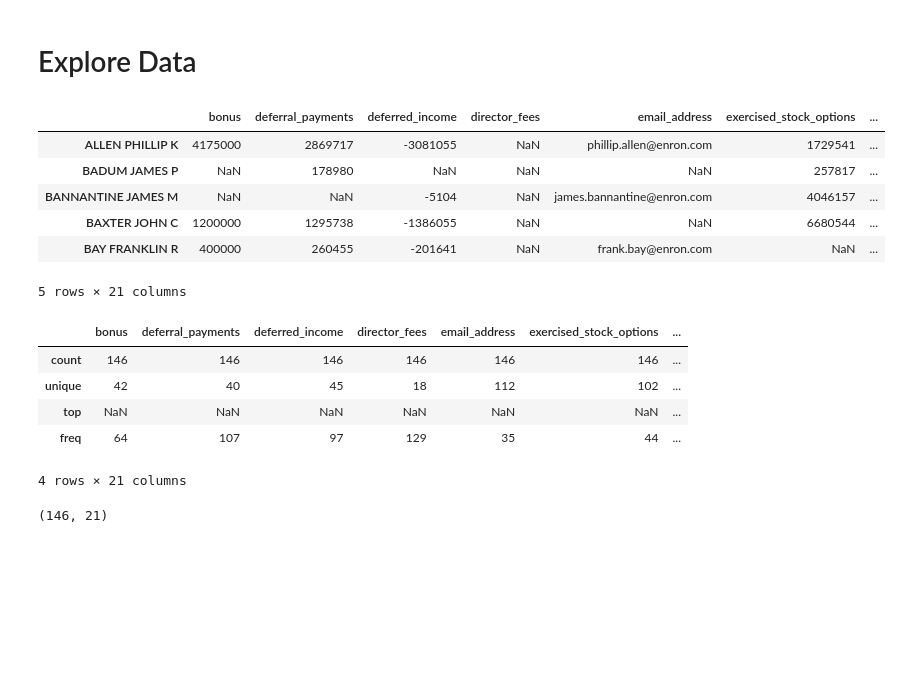
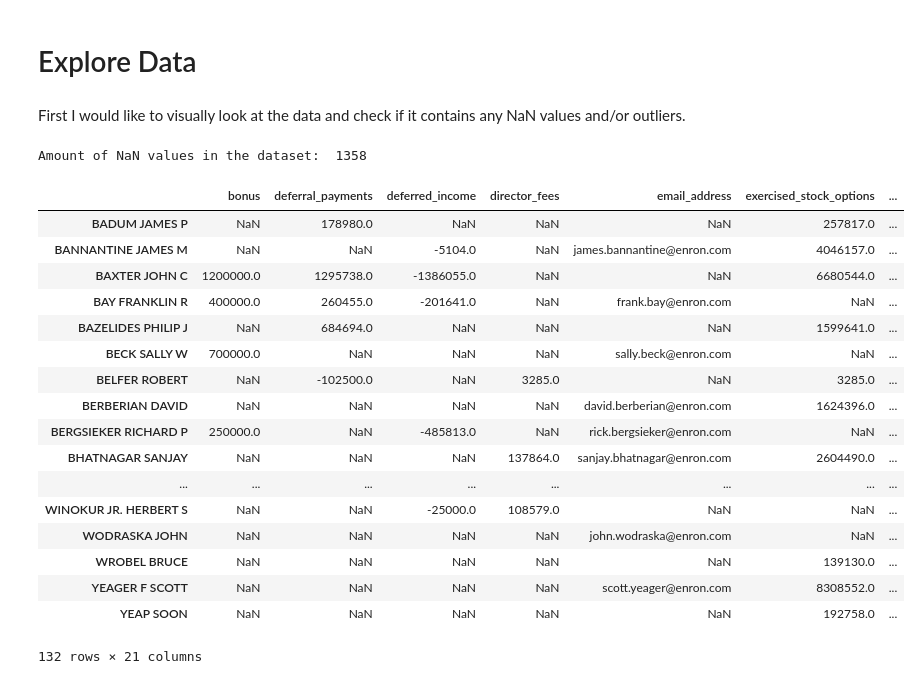
Before and after one commit to josefinaxberg/Intro-ML_Udacity, a Jupyter notebook: final_project/FinalProject_TheEnronFraud.ipynb, the cells around one changed output. Saved outputs shown, nothing was run; the diff lists cells and outputs as text; code cells hidden in the pictures; blank space fills up the shorter version.

Commit message:
clean data notebook

```diff
--- a/final_project/FinalProject_TheEnronFraud.ipynb
+++ b/final_project/FinalProject_TheEnronFraud.ipynb
@@ -34,0 +46,11 @@ from tester import dump_classifier_and_data
+# %%
+# Load the dictionary containing the dataset
+with open("final_project_dataset.pkl", "r") as data_file:
+    data_dict = pickle.load(data_file)
+
+my_dataset = data_dict
+df_enron = pd.DataFrame(my_dataset) # Load pickle data to DataFrame for feature enginering etc
+df_enron = df_enron.T               # Setting names as indexes and features as columns
+
+
+df_enron.head()
@@ -42,32 +88,32 @@ features_list = ['poi','salary', 'bonus', 'total_stock_value', 'from_poi_to_this
-# %%
-# Load the dictionary containing the dataset
-with open("final_project_dataset.pkl", "r") as data_file:
-    data_dict = pickle.load(data_file)
-
-my_dataset = data_dict
-enron_df = pd.DataFrame(my_dataset) # Load pickle data to DataFrame for feature enginering etc
-enron_df = enron_df.T               # Setting names as indexes and features as columns
-
-
-enron_df.head()
-# %% [output]
-|  | bonus | deferral_payments | deferred_income | director_fees | email_address | exercised_stock_options | ... |
-| ALLEN PHILLIP K | 4175000 | 2869717 | -3081055 | NaN | phillip.allen@enron.com | 1729541 | ... |
-| BADUM JAMES P | NaN | 178980 | NaN | NaN | NaN | 257817 | ... |
-| BANNANTINE JAMES M | NaN | NaN | -5104 | NaN | james.bannantine@enron.com | 4046157 | ... |
-| BAXTER JOHN C | 1200000 | 1295738 | -1386055 | NaN | NaN | 6680544 | ... |
-| BAY FRANKLIN R | 400000 | 260455 | -201641 | NaN | frank.bay@enron.com | NaN | ... |
-5 rows × 21 columns
-# %%
-enron_df.describe()
-# %% [output]
-|  | bonus | deferral_payments | deferred_income | director_fees | email_address | exercised_stock_options | ... |
-| count | 146 | 146 | 146 | 146 | 146 | 146 | ... |
-| unique | 42 | 40 | 45 | 18 | 112 | 102 | ... |
-| top | NaN | NaN | NaN | NaN | NaN | NaN | ... |
-| freq | 64 | 107 | 97 | 129 | 35 | 44 | ... |
-4 rows × 21 columns
-# %%
-enron_df.shape
-# %% [output]
-(146, 21)
+# %% [markdown]
+First I would like to visually look at the data and check if it contains any NaN values and/or outliers.
+# %%
+df_enron = df_enron.replace('NaN', np.nan)
+# %%
+print "Amount of NaN values in the dataset: ", df_enron.isnull().sum().sum()
+
+
+df_enron.loc[(df_enron['email_address'].isnull()) |
+              (df_enron['deferral_payments'].isnull()) |
+              (df_enron['bonus'].isnull()) |
+              (df_enron['from_messages'].isnull())]
+# %% [output]
+Amount of NaN values in the dataset:  1358
+|  | bonus | deferral_payments | deferred_income | director_fees | email_address | exercised_stock_options | ... |
+| BADUM JAMES P | NaN | 178980.0 | NaN | NaN | NaN | 257817.0 | ... |
+| BANNANTINE JAMES M | NaN | NaN | -5104.0 | NaN | james.bannantine@enron.com | 4046157.0 | ... |
+| BAXTER JOHN C | 1200000.0 | 1295738.0 | -1386055.0 | NaN | NaN | 6680544.0 | ... |
+| BAY FRANKLIN R | 400000.0 | 260455.0 | -201641.0 | NaN | frank.bay@enron.com | NaN | ... |
+| BAZELIDES PHILIP J | NaN | 684694.0 | NaN | NaN | NaN | 1599641.0 | ... |
+| BECK SALLY W | 700000.0 | NaN | NaN | NaN | sally.beck@enron.com | NaN | ... |
+| BELFER ROBERT | NaN | -102500.0 | NaN | 3285.0 | NaN | 3285.0 | ... |
+| BERBERIAN DAVID | NaN | NaN | NaN | NaN | david.berberian@enron.com | 1624396.0 | ... |
+| BERGSIEKER RICHARD P | 250000.0 | NaN | -485813.0 | NaN | rick.bergsieker@enron.com | NaN | ... |
+| BHATNAGAR SANJAY | NaN | NaN | NaN | 137864.0 | sanjay.bhatnagar@enron.com | 2604490.0 | ... |
+| ... | ... | ... | ... | ... | ... | ... | ... |
+| WINOKUR JR. HERBERT S | NaN | NaN | -25000.0 | 108579.0 | NaN | NaN | ... |
+| WODRASKA JOHN | NaN | NaN | NaN | NaN | john.wodraska@enron.com | NaN | ... |
+| WROBEL BRUCE | NaN | NaN | NaN | NaN | NaN | 139130.0 | ... |
+| YEAGER F SCOTT | NaN | NaN | NaN | NaN | scott.yeager@enron.com | 8308552.0 | ... |
+| YEAP SOON | NaN | NaN | NaN | NaN | NaN | 192758.0 | ... |
+132 rows × 21 columns
```
Also changed, not shown: parts of 29 cells of this notebook, 2 other files.
